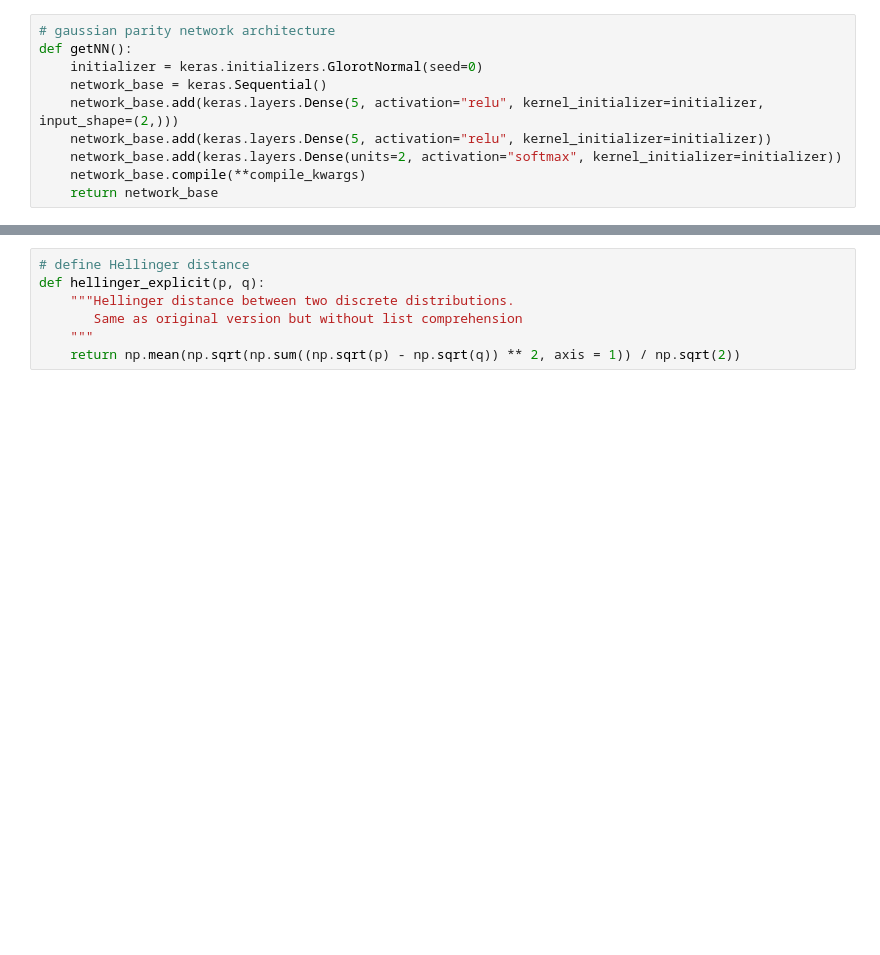
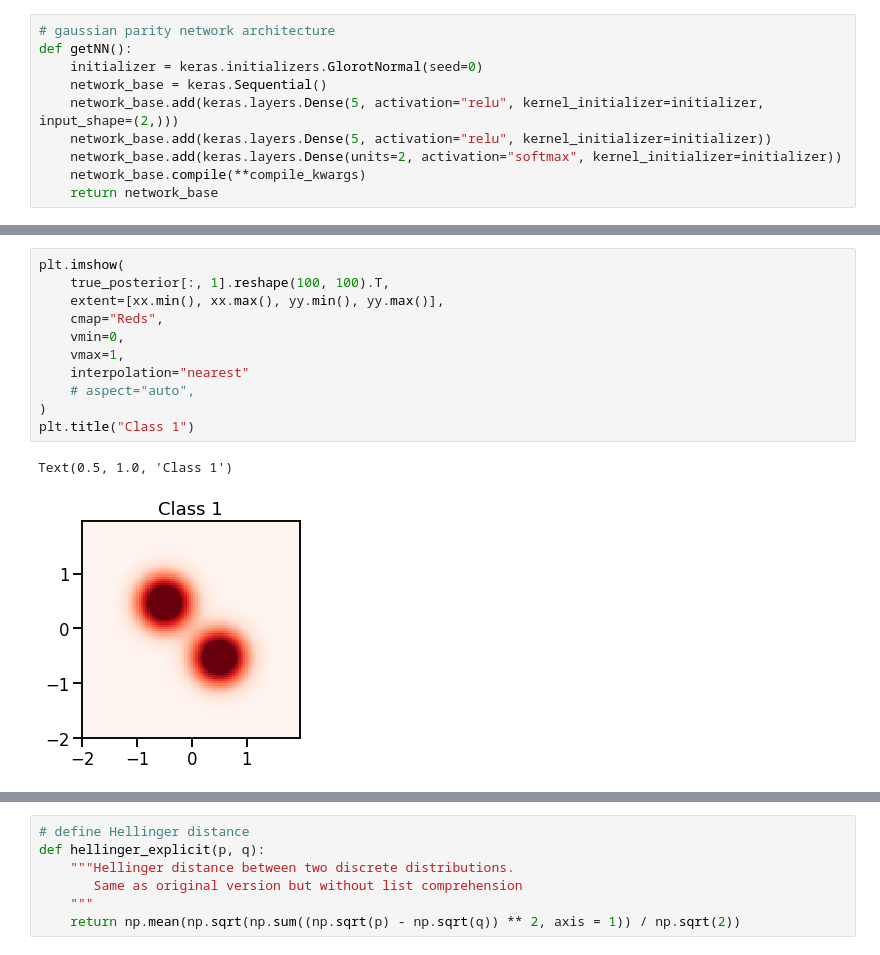
Before and after one commit to Laknath1996/kdg, a Jupyter notebook: dev/gxor_hellinger_distance.ipynb, the cells around one changed output, grey strips where cells are left out. Saved outputs shown, nothing was run; the diff lists cells and outputs as text; blank space fills up the shorter version.

```diff
--- a/dev/gxor_hellinger_distance.ipynb
+++ b/dev/gxor_hellinger_distance.ipynb
@@ -1114 +1183,15 @@ true_posterior = np.array([pdf(x) for x in np.c_[xx.ravel(), yy.ravel()]])
+# %%
+plt.imshow(
+    true_posterior[:, 1].reshape(100, 100).T,
+    extent=[xx.min(), xx.max(), yy.min(), yy.max()],
+    cmap="Reds",
+    vmin=0,
+    vmax=1,
+    interpolation="nearest"
+    # aspect="auto",
+)
+plt.title("Class 1")
+# %% [output]
+Text(0.5, 1.0, 'Class 1')
+[figure, added]
 # %%
```
Also changed, not shown: parts of 20 cells of this notebook, 3 other files.
